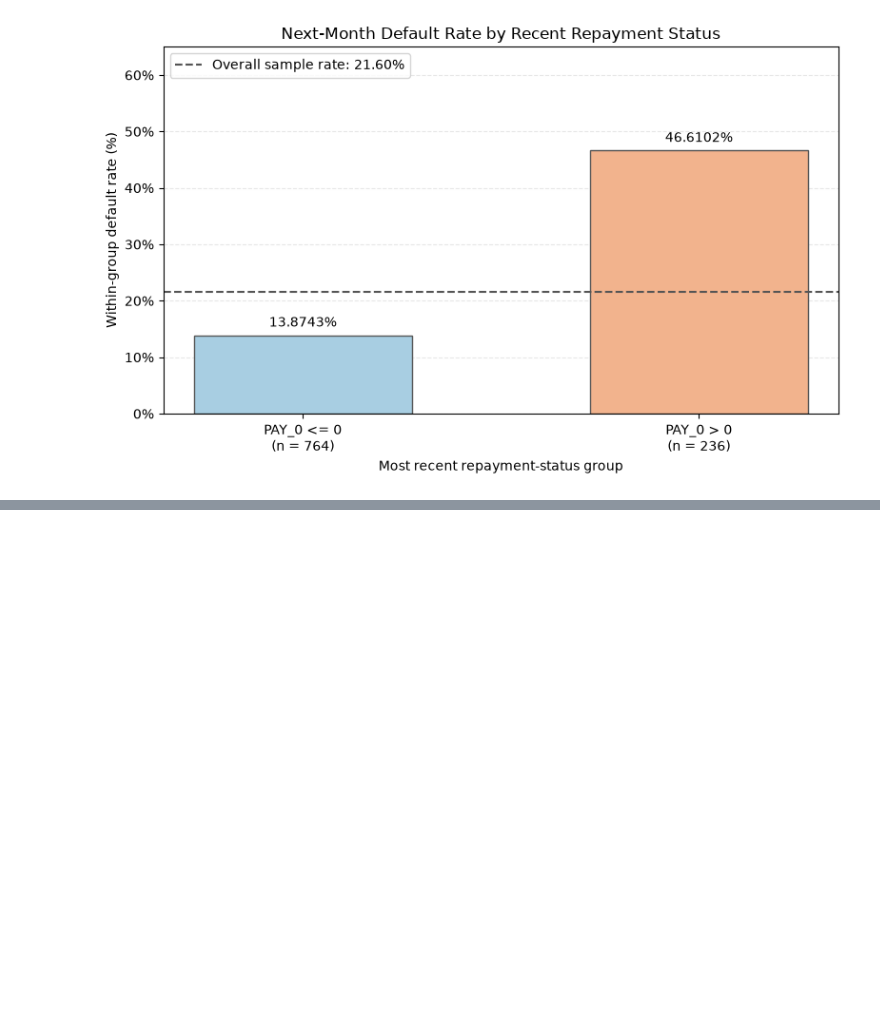
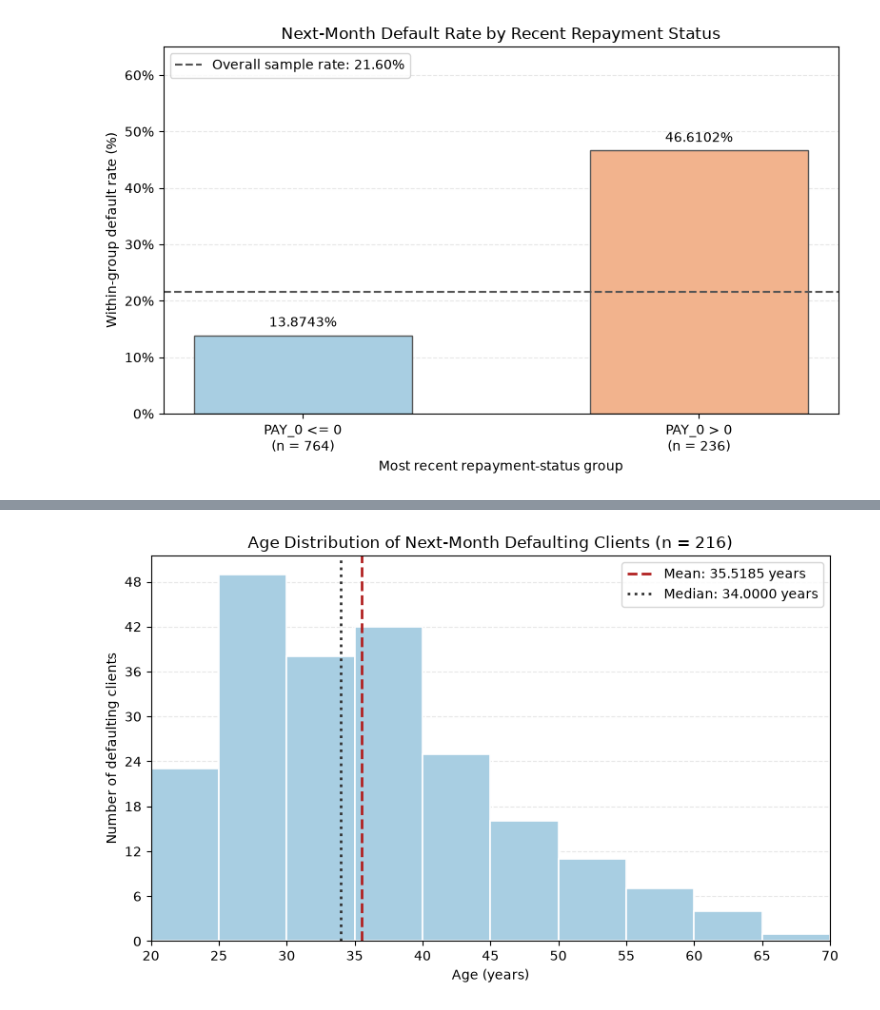
Before and after one commit to keqiy/MATH7810, a Jupyter notebook: default credit card/26444909_keqiyan.ipynb, the cells around one changed output, grey strips where cells are left out. Drawn from its saved outputs; the diff is of its cells as text; code cells hidden in the pictures; blank space fills up the shorter version.

Commit message:
Save statistical analyses and confidence intervals

```diff
--- a/default credit card/26444909_keqiyan.ipynb
+++ b/default credit card/26444909_keqiyan.ipynb
@@ -470,0 +475,85 @@ The chart provides descriptive evidence of an association. It does not establish
+# %%
+import numpy as np
+import pandas as pd
+import matplotlib.pyplot as plt
+from matplotlib.ticker import MaxNLocator
+
+target = "default.payment.next.month"
+
+# Select ages only for clients who default in the next month.
+default_ages = df.loc[df[target] == 1, "AGE"]
+
+assert default_ages.notna().all(), "Missing ages found."
+
+# Summarise the selected clients.
+age_summary = pd.DataFrame({
+    "N": [default_ages.count()],
+    "Mean": [default_ages.mean()],
+    "SD": [default_ages.std(ddof=1)],
+    "Minimum": [default_ages.min()],
+    "Q1": [default_ages.quantile(0.25)],
+    "Median": [default_ages.median()],
+    "Q3": [default_ages.quantile(0.75)],
+    "Maximum": [default_ages.max()]
+}, index=["Defaulting clients"])
+
+display(
+    age_summary.style.format({
+        "N": "{:.0f}",
+        "Mean": "{:.4f}",
+        "SD": "{:.4f}",
+        "Minimum": "{:.4f}",
+        "Q1": "{:.4f}",
+        "Median": "{:.4f}",
+        "Q3": "{:.4f}",
+        "Maximum": "{:.4f}"
+    })
+)
+
+# Five-year intervals covering all observed ages.
+# Bins are 20–24, 25–29, ..., 65–69.
+age_bins = np.arange(20, 71, 5)
+
+fig, ax = plt.subplots(figsize=(8, 5))
+
+ax.hist(
+    default_ages,
+    bins=age_bins,
+    color="#A8CEE2",
+    edgecolor="white",
+    linewidth=1.2
+)
+
+ax.axvline(
+    default_ages.mean(),
+    color="#B22222",
+    linestyle="--",
+    linewidth=2,
+    label=f"Mean: {default_ages.mean():.4f} years"
+)
+
+ax.axvline(
+    default_ages.median(),
+    color="#333333",
+    linestyle=":",
+    linewidth=2,
+    label=f"Median: {default_ages.median():.4f} years"
+)
+
+ax.set_title(
+    f"Age Distribution of Next-Month Defaulting Clients "
+    f"(n = {len(default_ages)})"
+)
+ax.set_xlabel("Age (years)")
+ax.set_ylabel("Number of defaulting clients")
+ax.set_xticks(age_bins)
+ax.set_xlim(20, 70)
+ax.yaxis.set_major_locator(MaxNLocator(integer=True))
+ax.legend(loc="upper right")
+
+ax.yaxis.grid(True, linestyle="--", alpha=0.3)
+ax.set_axisbelow(True)
+
+plt.tight_layout()
+plt.show()
+# %% [output]
@@ -470,0 +562 @@ The chart provides descriptive evidence of an association. It does not establish
+[figure, added]
```
Also changed, not shown: parts of 22 cells of this notebook.
